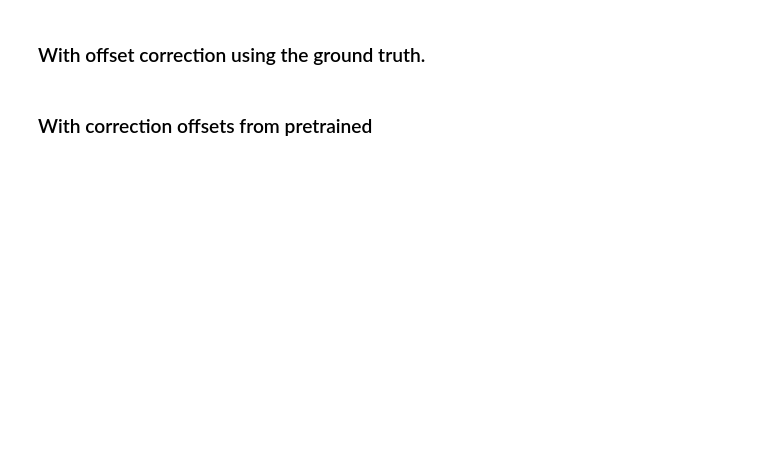
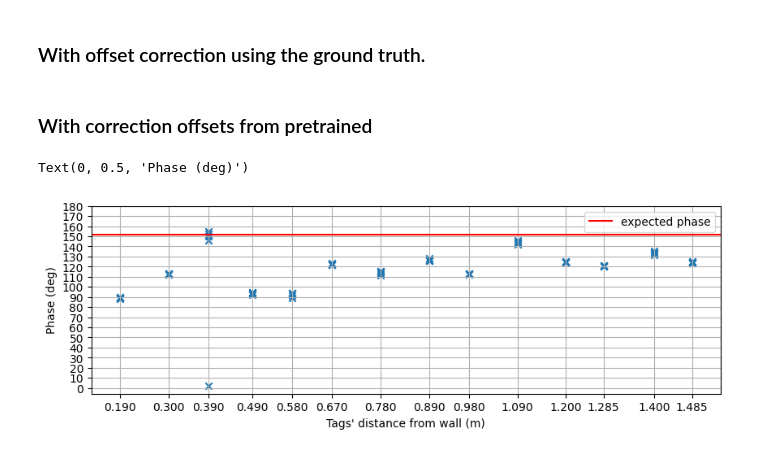
Before and after one commit to manavjeetsingh/RFImaging, a Jupyter notebook: OCS_bladerf/FixedTTEDists/phaseProcessing.ipynb, the cells around one changed output. Saved outputs shown, nothing was run; the diff lists cells and outputs as text; code cells hidden in the pictures; blank space fills up the shorter version.

```diff
--- a/OCS_bladerf/FixedTTEDists/phaseProcessing.ipynb
+++ b/OCS_bladerf/FixedTTEDists/phaseProcessing.ipynb
@@ -272,17 +318,31 @@ Text(0, 0.5, 'Phase (deg)')
 # %% [markdown]
 ### With correction offsets from pretrained
 # %%
-# correction_offsets=pickle.load(open("/Users/manavjeet/git/T2TExperiments/DistExperiments/correction_offsets.pkl",'rb'))
+correction_offsets=pickle.load(open("/Users/manavjeet/git/T2TExperiments/DistExperiments/correction_offsets.pkl",'rb'))
 
-# all_freqs, all_freqs_unwrapped, all_freqs_theoretical, all_freqs_theoretical_unwrapped, all_errors,_=\
-#     multidist_multifreq_phase_estimation(freq_range,processedDF_aggregated,correction_factor=correction_offsets,plot=True)
+all_freqs, all_freqs_unwrapped, all_freqs_theoretical, all_freqs_theoretical_unwrapped, all_errors,_=\
+    multidist_multifreq_phase_estimation(freq_range,processedDF_aggregated,correction_factor=correction_offsets,plot=False)
 
 
-# with open("pretrained_correction_all_errs.pkl",'wb') as f:
-#     pickle.dump(all_errors,f)
+with open("pretrained_correction_all_errs.pkl",'wb') as f:
+    pickle.dump(all_errors,f)
 
-# with open("pretrained_correction_all_phases.pkl",'wb') as f:
-#     pickle.dump(all_freqs,f)
+with open("pretrained_correction_all_phases.pkl",'wb') as f:
+    pickle.dump(all_freqs,f)
 
-# with open("pretrained_correction_all_phases_unwrapped.pkl",'wb') as f:
-#     pickle.dump(all_freqs_unwrapped,f)
+with open("pretrained_correction_all_phases_unwrapped.pkl",'wb') as f:
+    pickle.dump(all_freqs_unwrapped,f)
+# %%
+plt.figure(figsize=(10,3))
+plt.axhline(y=np.rad2deg(th_phi), color='r', linestyle='-', label="expected phase")
+plt.scatter(x, np.rad2deg(all_freqs[915e6][1.122]), marker='x')
+plt.xticks(processedDF_aggregated["wall dist"].unique())
+plt.yticks(np.arange(0,181,10))
+plt.legend()
+plt.grid()
+
+plt.xlabel("Tags' distance from wall (m)")
+plt.ylabel("Phase (deg)")
+# %% [output]
+Text(0, 0.5, 'Phase (deg)')
+[figure, added]
```
Also changed, not shown: parts of 8 cells of this notebook, 12 other files.
